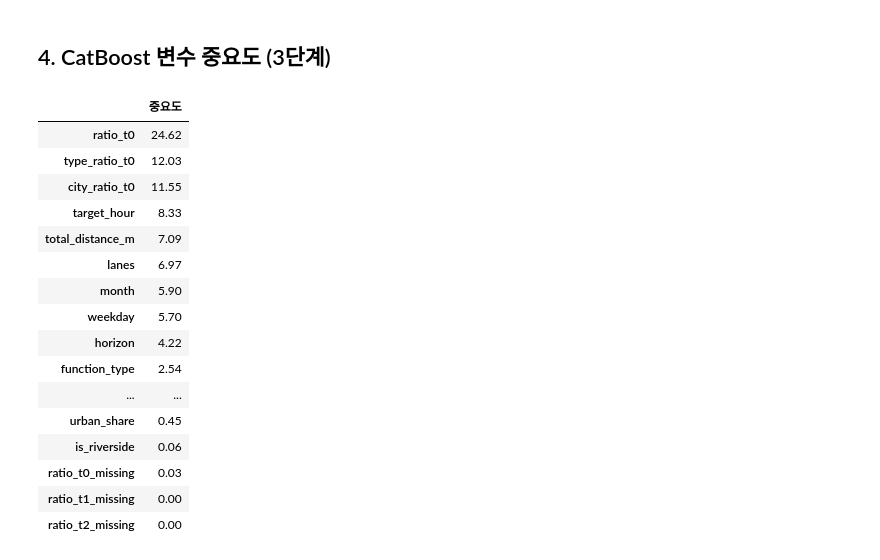
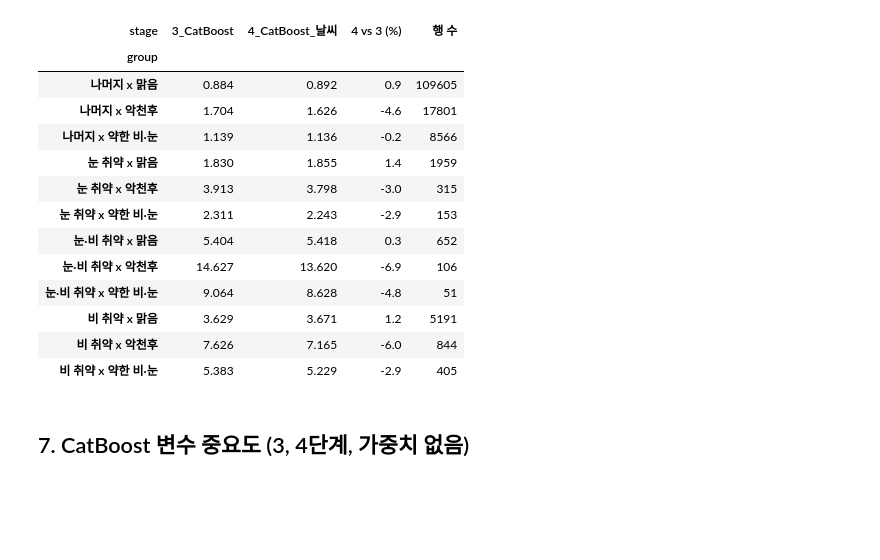
Before and after one commit to data-crawling-6/seoul-weather-traffic, a Jupyter notebook: notebooks/02_analysis/kmj_prediction.ipynb, the cells around one changed output. Cells and saved outputs as stored; diff of their text form; code cells hidden in the pictures; blank space fills up the shorter version.

```diff
--- a/notebooks/02_analysis/kmj_prediction.ipynb
+++ b/notebooks/02_analysis/kmj_prediction.ipynb
@@ -138,22 +235,23 @@ for gtype in ['눈비', '계절', '출퇴근', '평소값']:
+# %%
+vw = m[(m['group_type'] == '취약도로x날씨') & (m['horizon'] == '3') & m['stage'].isin(CB)]
+t = vw.pivot(index='group', columns='stage', values='mae_min')[CB]
+t['4 vs 3 (%)'] = ((t['4_CatBoost_날씨'] / t['3_CatBoost'] - 1) * 100).round(1)
+t['행 수'] = vw.drop_duplicates('group').set_index('group')['n_rows']
+t.round(3)
+# %% [output]
+| stage | 3_CatBoost | 4_CatBoost_날씨 | 4 vs 3 (%) | 행 수 |
+| group |  |  |  |  |
+| 나머지 x 맑음 | 0.884 | 0.892 | 0.9 | 109605 |
+| 나머지 x 악천후 | 1.704 | 1.626 | -4.6 | 17801 |
+| 나머지 x 약한 비·눈 | 1.139 | 1.136 | -0.2 | 8566 |
+| 눈 취약 x 맑음 | 1.830 | 1.855 | 1.4 | 1959 |
+| 눈 취약 x 악천후 | 3.913 | 3.798 | -3.0 | 315 |
+| 눈 취약 x 약한 비·눈 | 2.311 | 2.243 | -2.9 | 153 |
+| 눈·비 취약 x 맑음 | 5.404 | 5.418 | 0.3 | 652 |
+| 눈·비 취약 x 악천후 | 14.627 | 13.620 | -6.9 | 106 |
+| 눈·비 취약 x 약한 비·눈 | 9.064 | 8.628 | -4.8 | 51 |
+| 비 취약 x 맑음 | 3.629 | 3.671 | 1.2 | 5191 |
+| 비 취약 x 악천후 | 7.626 | 7.165 | -6.0 | 844 |
+| 비 취약 x 약한 비·눈 | 5.383 | 5.229 | -2.9 | 405 |
 # %% [markdown]
-## 4. CatBoost 변수 중요도 (3단계)
+## 7. CatBoost 변수 중요도 (3, 4단계, 가중치 없음)
-# %%
-pd.Series(log['catboost_importance']).rename('중요도').to_frame()
-# %% [output]
-|  | 중요도 |
-| ratio_t0 | 24.62 |
-| type_ratio_t0 | 12.03 |
-| city_ratio_t0 | 11.55 |
-| target_hour | 8.33 |
-| total_distance_m | 7.09 |
-| lanes | 6.97 |
-| month | 5.90 |
-| weekday | 5.70 |
-| horizon | 4.22 |
-| function_type | 2.54 |
-| ... | ... |
-| urban_share | 0.45 |
-| is_riverside | 0.06 |
-| ratio_t0_missing | 0.03 |
-| ratio_t1_missing | 0.00 |
-| ratio_t2_missing | 0.00 |
```
Also changed, not shown: parts of 21 cells of this notebook, 3 other files.
